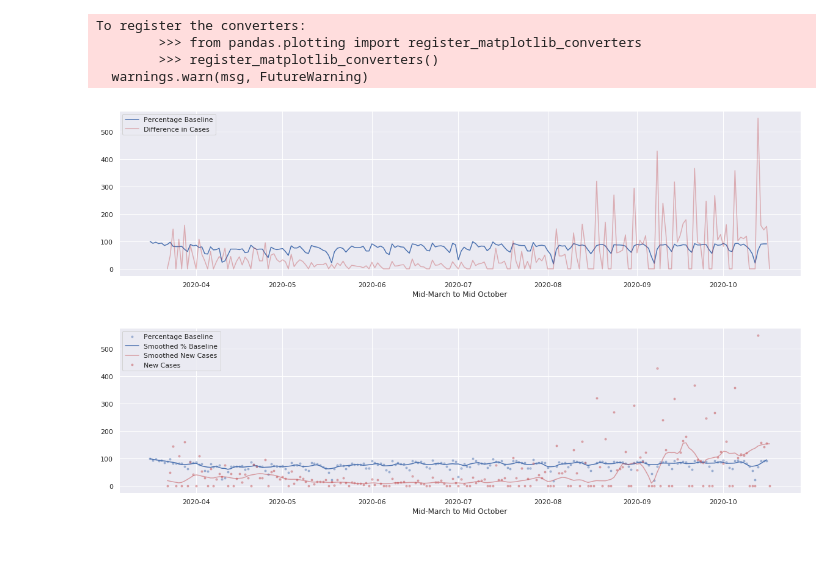
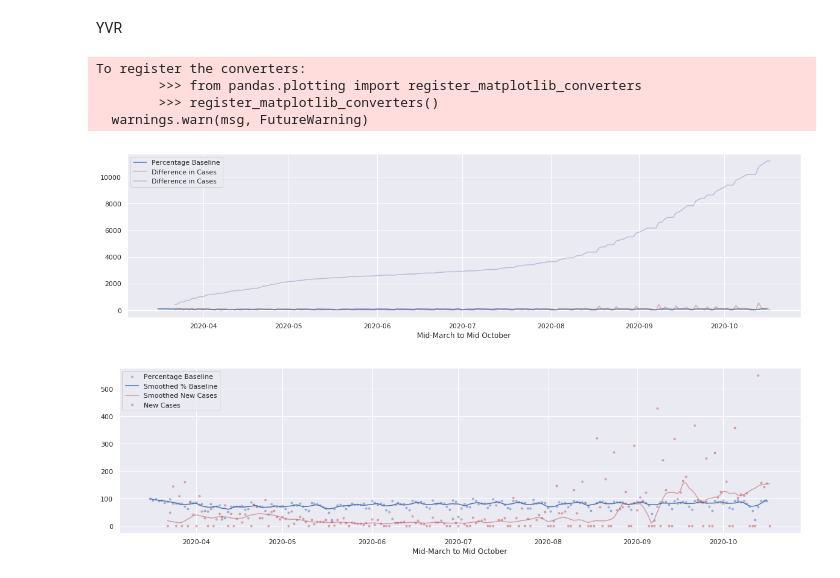
Before and after one commit to clement-ip/covid-airport-travel, a Jupyter notebook: analyze_both.ipynb, the cells around one changed output. Cells and saved outputs as stored; diff of their text form; code cells hidden in the pictures; blank space fills up the shorter version.

```diff
--- a/analyze_both.ipynb
+++ b/analyze_both.ipynb
@@ -18,3 +54,5 @@ sns.set()
+# %% [markdown]
+YVR
 # %%
 yvr = pd.read_csv('yvr4analyze_both.csv')
 yvrCases = pd.read_csv('Covid-Data/yvr-modified.csv')
@@ -29,17 +67,17 @@ yvrCases["Date"] = pd.to_datetime(yvrCases["Date"])
 # %%
 plt.figure(figsize = (20,5))
 plt.plot(yvr["Date"], yvr['PercentOfBaseline'], 'b-', label = 'Percentage Baseline')
 plt.plot(yvrCases["Date"], yvrCases['Difference'], 'r-', label = 'Difference in Cases', alpha = 0.4)
-#plt.plot(yvrCases["Date"], yvrCases['Confirmed'], 'm-', label = 'Difference in Cases', alpha = 0.4)
+plt.plot(yvrCases["Date"], yvrCases['Confirmed'], 'm-', label = 'Difference in Cases', alpha = 0.4)
 plt.xlabel("Mid-March to Mid October")
 plt.legend()
 plt.show()
 # %% [output]
 To register the converters:
         >>> from pandas.plotting import register_matplotlib_converters
         >>> register_matplotlib_converters()
   warnings.warn(msg, FutureWarning)
-[figure, old version]
+[figure, new version]
 # %%
 # We see that new cases per day is 0 sometimes, which isn't actually true, just that maybe
 # the cases found for a couple of days aren't logged that day, but instead logged on another day, so we should
```
Also changed, not shown: parts of 19 cells of this notebook.
